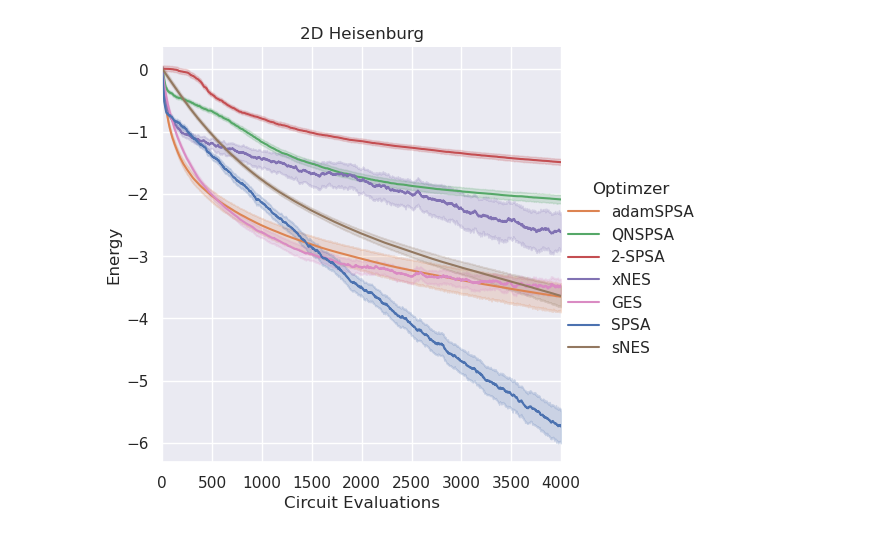
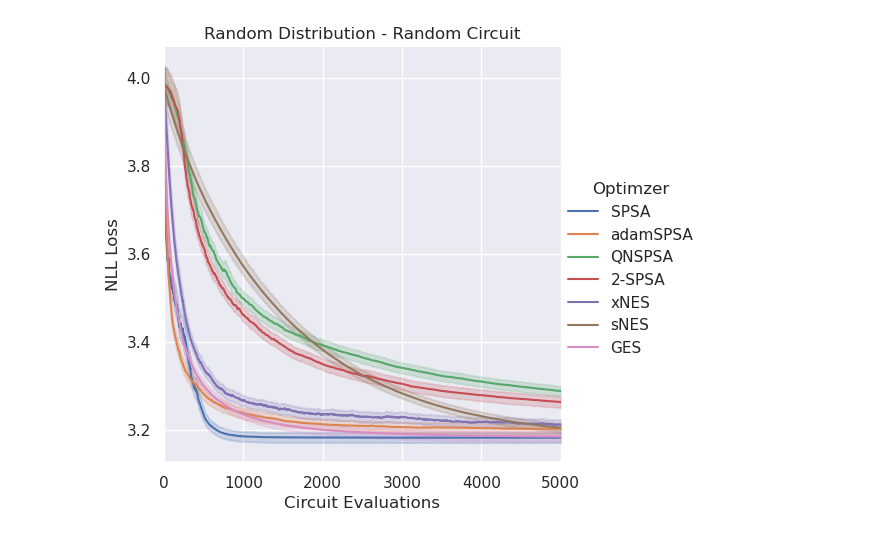
Before and after one commit to ltecot/rand_bench_opt_quantum, a Jupyter notebook: plot_processing/plotting_notebook.ipynb, the cells around one changed output. Drawn from its saved outputs; the diff is of its cells as text; code cells hidden in the pictures.

```diff
--- a/plot_processing/plotting_notebook.ipynb
+++ b/plot_processing/plotting_notebook.ipynb
@@ -7,7 +7,7 @@ import wandb
 
 def load_sweeps(sweeps, config_save, max_samples_per_run):
     filter_dict = {"sweep":{"$in":sweeps}}
-    api = wandb.Api()
+    api = wandb.Api(timeout=30)
     entity, project = "ltecot", "quantum_optimization"
     runs = api.runs(entity + "/" + project, filters=filter_dict)
     summary_list, config_list, name_list = [], [], []
@@ -46,7 +46,10 @@ heisenburg_2d_sweeps = ["3eopljqi","p2a0wxah","k705w87h","s1jicn6x","dmlpp14c","
 heisenburg_2d_runs = load_sweeps(heisenburg_2d_sweeps, config_save, max_samples_per_run)
 
 qcbm_gen_sweeps = ["bjennlze","s6idzkbv","2j1p202e","bu34865l","leqxvsni","k8mltsz3","p2onug5z"]
-qcbm_gen_runs = load_sweeps(qcbm_gen_sweeps, config_save)
+qcbm_gen_runs = load_sweeps(qcbm_gen_sweeps, config_save, max_samples_per_run)
+
+rand_gen_sweeps = ["84e9cuqw", "a2slzesk", "wng8b0qb", "8zt1e5fo", "myazxi2c", "hsyrrsew", "s8rk9zse"]
+rand_gen_runs = load_sweeps(rand_gen_sweeps, config_save, max_samples_per_run)
 
 # Run Processing
 # Stuff like changing optimizer names to be prettier
@@ -62,6 +65,8 @@ replace_dict = {"adamspsa" : "adamSPSA",
 ising_1d_runs = ising_1d_runs.replace(replace_dict)
 random_ham_runs = random_ham_runs.replace(replace_dict)
 heisenburg_2d_runs = heisenburg_2d_runs.replace(replace_dict)
+qcbm_gen_runs = qcbm_gen_runs.replace(replace_dict)
+rand_gen_runs = rand_gen_runs.replace(replace_dict)
 
 # So we can have consistent colors per optimizer :
 optimizer_palette ={'SPSA':'#4c72b0',
@@ -71,5 +76,5 @@ optimizer_palette ={'SPSA':'#4c72b0',
                     'xNES':'#8172b3',
                     'sNES':'#937860',
                     'GES':'#da8bc3',}
-# To set order of plotting in boxplot
+# To set order of plotting in boxplot / legend in convergence plots
 optimizer_order = ['SPSA','adamSPSA','QNSPSA','2-SPSA','xNES','sNES','GES']
@@ -94,28 +81,45 @@ Loaded hopeful-sweep-1
 # %%
 # Convergence plots
 
 # ----- Input Properties -----
 
 # curr_data, x_data, x_lim, x_label, y_label, title = ising_1d_runs, "step", 500, "Step", "Energy", "1D Ising"
 # curr_data, x_data, x_lim, x_label, y_label, title = ising_1d_runs, "num_shots", 1000, "Circuit Evaluations", "Energy", "1D Ising"
 # curr_data, x_data, x_lim, x_label, y_label, title = random_ham_runs, "step", 500, "Step", "Energy", "Randomized Hamiltonian"
 # curr_data, x_data, x_lim, x_label, y_label, title = random_ham_runs, "num_shots", 1000, "Circuit Evaluations", "Energy", "Randomized Hamiltonian"
 # curr_data, x_data, x_lim, x_label, y_label, title = heisenburg_2d_runs, "step", 2000, "Step", "Energy", "2D Heisenburg"
-curr_data, x_data, x_lim, x_label, y_label, title = heisenburg_2d_runs, "num_shots", 4000, "Circuit Evaluations", "Energy", "2D Heisenburg"
+# curr_data, x_data, x_lim, x_label, y_label, title = heisenburg_2d_runs, "num_shots", 4000, "Circuit Evaluations", "Energy", "2D Heisenburg"
+# curr_data, x_data, x_lim, x_label, y_label, title = qcbm_gen_runs, "step", 5000, "Step", "NLL Loss", "Cardinality Distribution - QCBM"
+# curr_data, x_data, x_lim, x_label, y_label, title = qcbm_gen_runs, "num_shots", 10000, "Circuit Evaluations", "NLL Loss", "Cardinality Distribution - QCBM"
+# curr_data, x_data, x_lim, x_label, y_label, title = rand_gen_runs, "step", 2500, "Step", "NLL Loss", "Random Distribution - Random Circuit"
+curr_data, x_data, x_lim, x_label, y_label, title = rand_gen_runs, "num_shots", 5000, "Circuit Evaluations", "NLL Loss", "Random Distribution - Random Circuit"
+
+remove_legend = False
+# remove_legend = True
+
+# Filter, for sub-sampling the data if seaborn can't handle it all
+step_filter_freq = 1
+# step_filter_freq = 5
+# step_filter_freq = 100
 
 # ----------------------------
 
 sns.set_theme()
 # sns.set_context("paper")
 
 # ax = sns.relplot(data=curr_data, x="step", y="loss", hue="optimizer", kind="line", errorbar="sd")
 # ax = sns.relplot(data=curr_data, x="step", y="loss", hue="optimizer", kind="line", errorbar=None)
 
-ax = sns.relplot(data=curr_data, x=x_data, y="loss", hue="optimizer", kind="line", palette=optimizer_palette)
+filter_inds = ((curr_data["step"] % step_filter_freq == 0) & (curr_data[x_data] <= x_lim)) | (curr_data[x_data] == x_lim-1)
+curr_data = curr_data[filter_inds]
+ax = sns.relplot(data=curr_data, x=x_data, y="loss", hue="optimizer", kind="line", palette=optimizer_palette, hue_order=optimizer_order)
 ax.set(xlim=(0,x_lim), xlabel=x_label, ylabel=y_label, title=title)
-ax._legend.set_title("Optimzer")
+if remove_legend:
+    ax._legend.remove()
+else:
+    ax._legend.set_title("Optimzer")
 # %% [output]
-[figure, old version]
+[figure, new version]
 # %%
 # Box / Violin Plots of converged results
 
```
Also changed, not shown: parts of 3 cells of this notebook.
